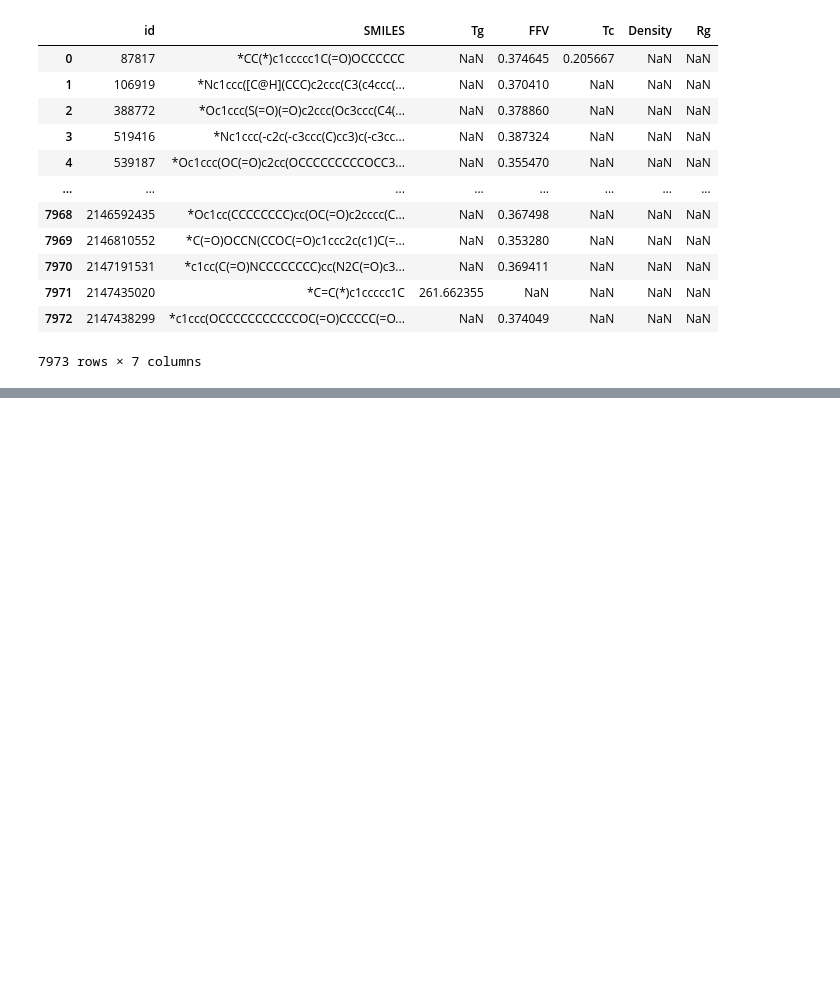
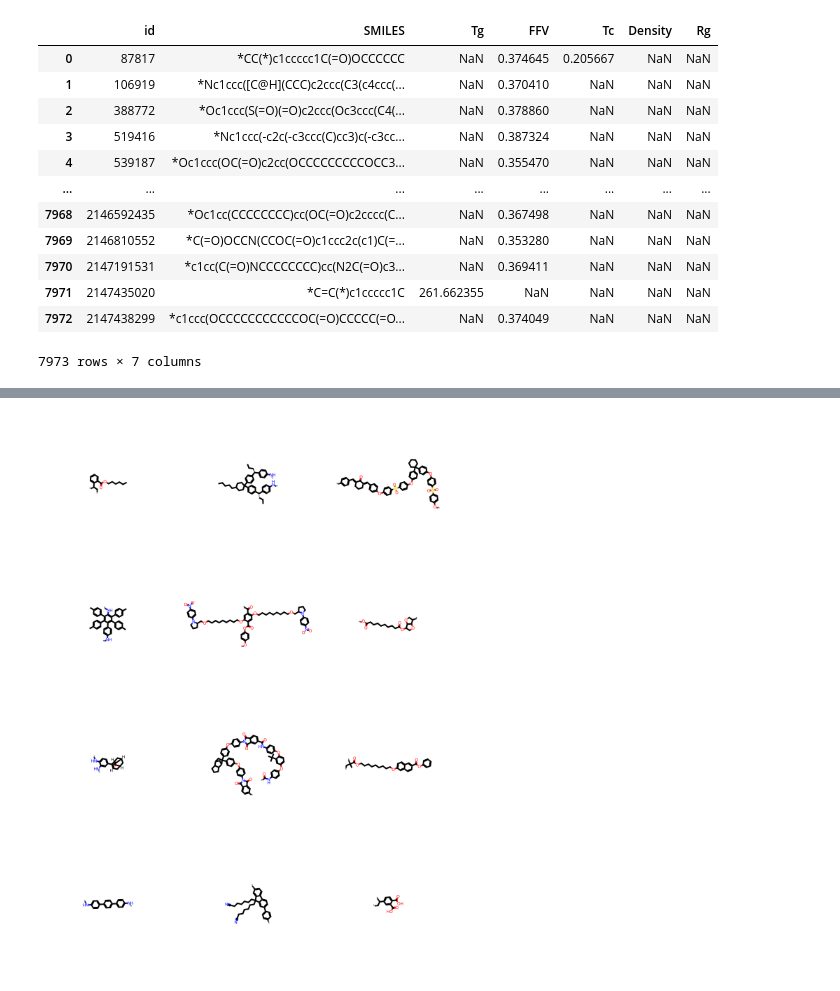
Before and after one commit to alibelhrak/NeurIPS_Open_Polymer_Prediction_2025, a Jupyter notebook: py.ipynb, the cells around one changed output, grey strips where cells are left out. Drawn from its saved outputs; the diff is of its cells as text; code cells hidden in the pictures; blank space fills up the shorter version.

```diff
--- a/py.ipynb
+++ b/py.ipynb
@@ -57,0 +95,5 @@ train
+# %%
+###Visualize some of the original data
+Draw.MolsToGridImage([Chem.MolFromSmiles(x) for x in train['SMILES'][0:12]], molsPerRow=3, subImgSize=(200,200))
+# %% [output]
+[figure, added]
```
Also changed, not shown: parts of 15 cells of this notebook.
